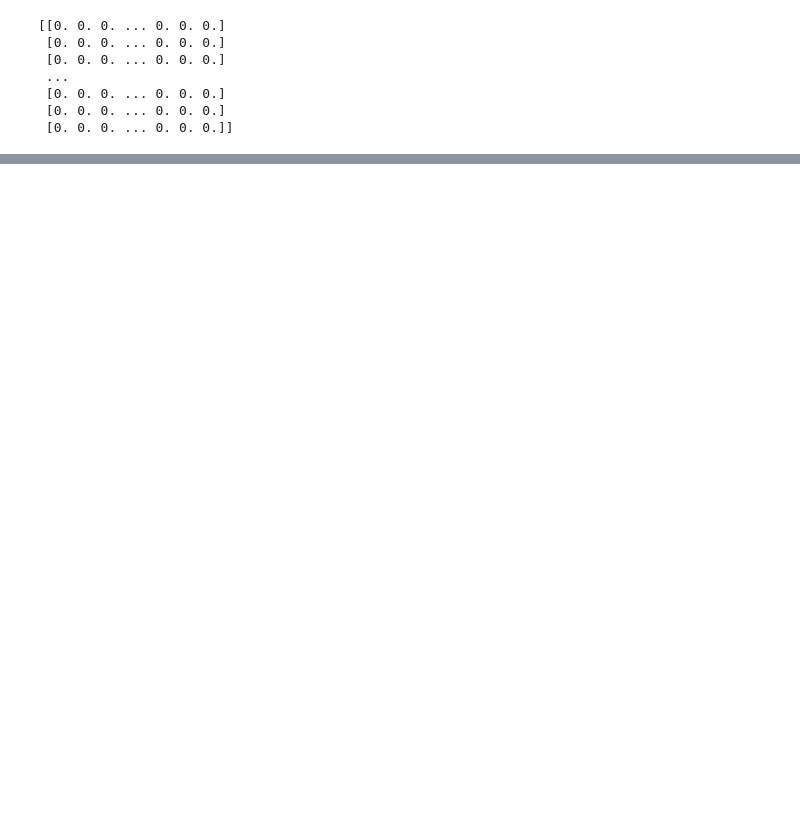
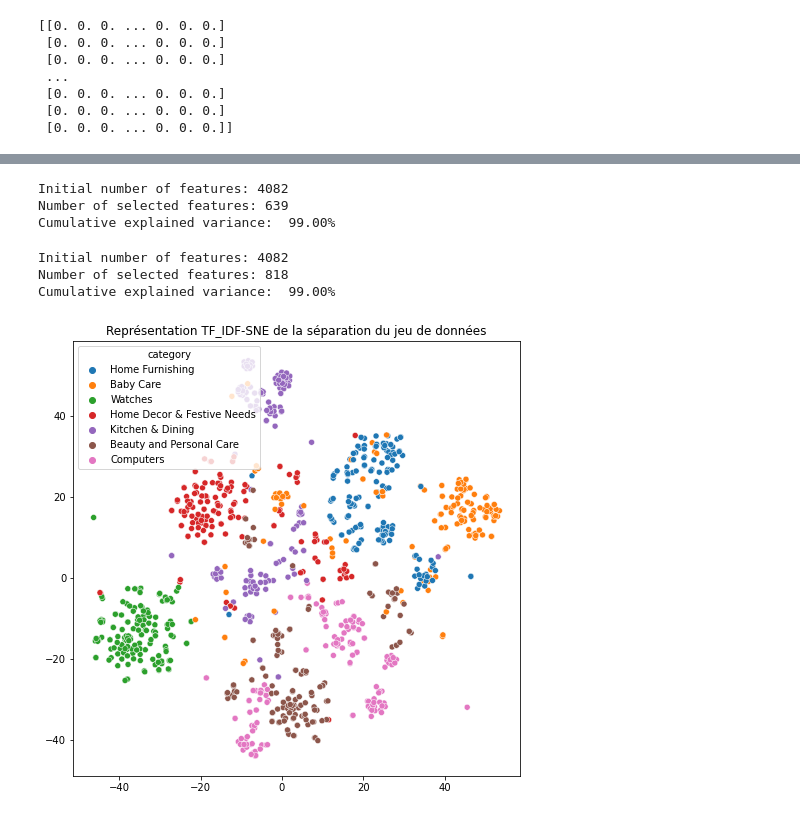
Before and after one commit to Soumaya-kh/marketplace, a Jupyter notebook: P6_NOTEBOOK.ipynb, the cells around one changed output, grey strips where cells are left out. Drawn from its saved outputs; the diff is of its cells as text; code cells hidden in the pictures; blank space fills up the shorter version.

```diff
--- a/P6_NOTEBOOK.ipynb
+++ b/P6_NOTEBOOK.ipynb
@@ -668,4 +679,6 @@ corpus = data['desc_clean']+ data['pname_clean']
 # %%
+# regrouper description de produit et titre de produit dans un seul corpus
+corpus = data['corpus']
 corpus.shape
 # %% [output]
 (1050,)
@@ -740,0 +798,27 @@ set_tfidf_dataframe.shape
+# %%
+# appliquer PCA sur tf_vector
+tf_vector_PCA = PCA_features_reduction(tf_vector, var_threshold=0.99)
+# %% [output]
+Initial number of features: 4082
+Number of selected features: 639
+Cumulative explained variance:  99.00%
+# %%
+# appliquer PCA sur tfidf_vector
+tf_idf_pca = PCA_features_reduction(tfidf_vector, var_threshold=0.99)
+# %% [output]
+Initial number of features: 4082
+Number of selected features: 818
+Cumulative explained variance:  99.00%
+# %%
+from sklearn.manifold import TSNE
+tsne_pic = TSNE(n_components=2)
+
+set_tsne = tsne_pic.fit_transform(tfidf_vector.copy())
+
+plt.figure(figsize=(8,8))
+plt.title('Représentation TF_IDF-SNE de la séparation du jeu de données')
+sns.scatterplot(set_tsne[:,0],set_tsne[:,1],hue=set_tfidf_dataframe['category'],
+                legend='full')
+plt.show()
+# %% [output]
+[figure, added]
```
Also changed, not shown: parts of 56 cells of this notebook.
